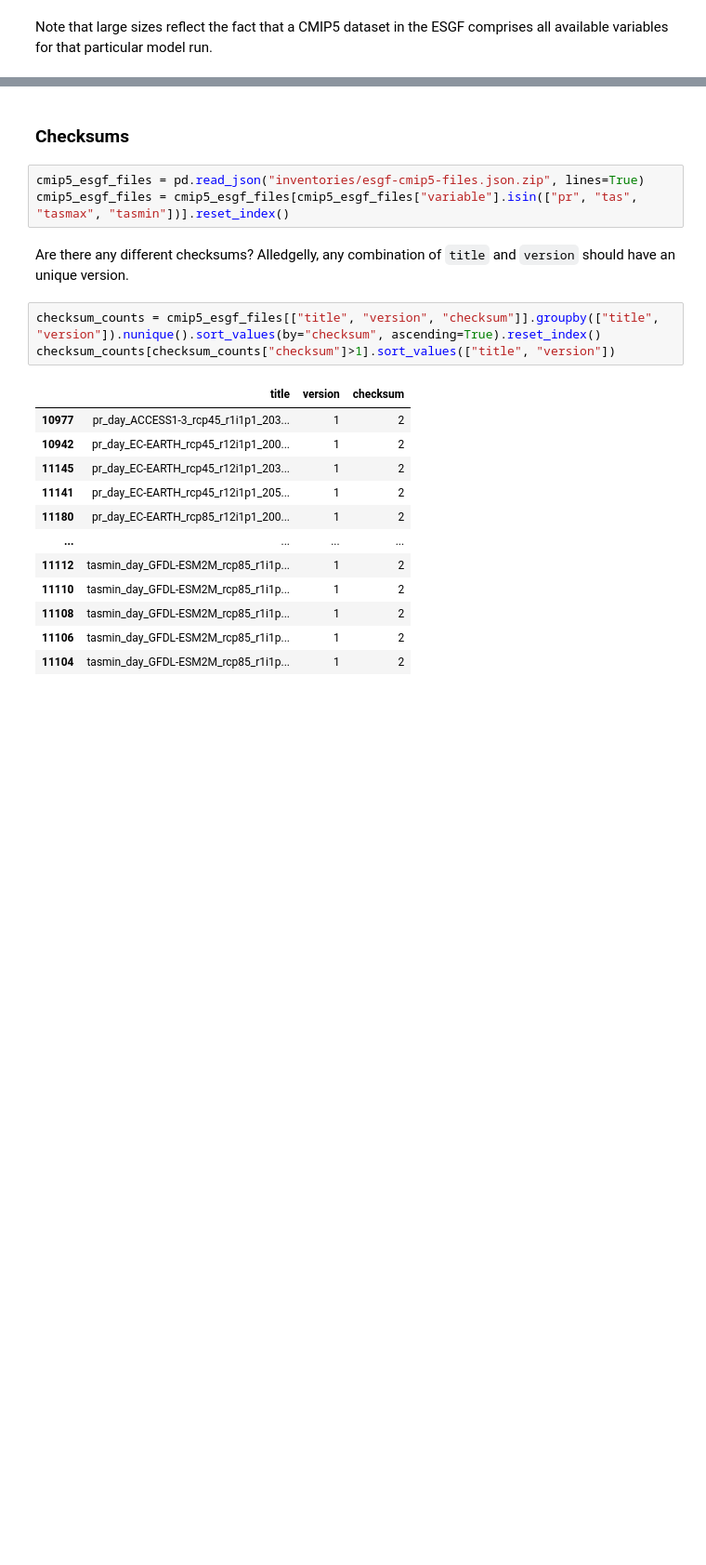
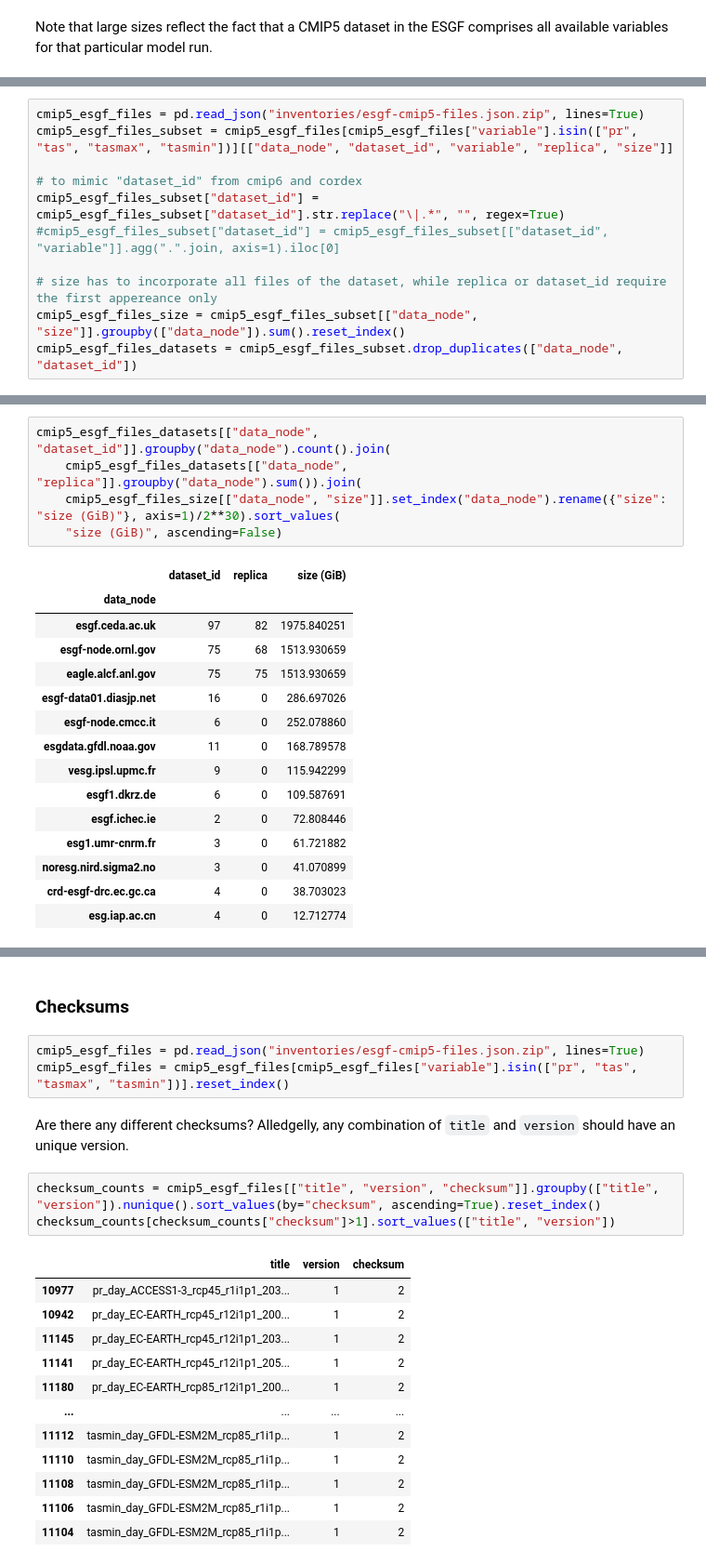
Before and after one commit to zequihg50/reproducibility-ipcc-atlas, a Jupyter notebook: main.ipynb, the cells around one changed output, grey strips where cells are left out. Shown at 93% size. Saved outputs shown, nothing was run; the diff lists cells and outputs as text; blank space fills up the shorter version.

```diff
--- a/main.ipynb
+++ b/main.ipynb
@@ -236,0 +245,11 @@ cmip5_esgf[["data_node", "title"]].groupby("data_node").count().join(
+# %%
+cmip5_esgf_files = pd.read_json("inventories/esgf-cmip5-files.json.zip", lines=True)
+cmip5_esgf_files_subset = cmip5_esgf_files[cmip5_esgf_files["variable"].isin(["pr", "tas", "tasmax", "tasmin"])][["data_node", "dataset_id", "variable", "replica", "size"]]
+
+# to mimic "dataset_id" from cmip6 and cordex
+cmip5_esgf_files_subset["dataset_id"] = cmip5_esgf_files_subset["dataset_id"].str.replace("\|.*", "", regex=True)
+#cmip5_esgf_files_subset["dataset_id"] = cmip5_esgf_files_subset[["dataset_id", "variable"]].agg(".".join, axis=1).iloc[0]
+
+# size has to incorporate all files of the dataset, while replica or dataset_id require the first appereance only
+cmip5_esgf_files_size = cmip5_esgf_files_subset[["data_node", "size"]].groupby(["data_node"]).sum().reset_index()
+cmip5_esgf_files_datasets = cmip5_esgf_files_subset.drop_duplicates(["data_node", "dataset_id"])
@@ -236,0 +267,21 @@ cmip5_esgf[["data_node", "title"]].groupby("data_node").count().join(
+# %%
+cmip5_esgf_files_datasets[["data_node", "dataset_id"]].groupby("data_node").count().join(
+    cmip5_esgf_files_datasets[["data_node", "replica"]].groupby("data_node").sum()).join(
+    cmip5_esgf_files_size[["data_node", "size"]].set_index("data_node").rename({"size": "size (GiB)"}, axis=1)/2**30).sort_values(
+    "size (GiB)", ascending=False)
+# %% [output]
+|  | dataset_id | replica | size (GiB) |
+| data_node |  |  |  |
+| esgf.ceda.ac.uk | 97 | 82 | 1975.840251 |
+| esgf-node.ornl.gov | 75 | 68 | 1513.930659 |
+| eagle.alcf.anl.gov | 75 | 75 | 1513.930659 |
+| esgf-data01.diasjp.net | 16 | 0 | 286.697026 |
+| esgf-node.cmcc.it | 6 | 0 | 252.078860 |
+| esgdata.gfdl.noaa.gov | 11 | 0 | 168.789578 |
+| vesg.ipsl.upmc.fr | 9 | 0 | 115.942299 |
+| esgf1.dkrz.de | 6 | 0 | 109.587691 |
+| esgf.ichec.ie | 2 | 0 | 72.808446 |
+| esg1.umr-cnrm.fr | 3 | 0 | 61.721882 |
+| noresg.nird.sigma2.no | 3 | 0 | 41.070899 |
+| crd-esgf-drc.ec.gc.ca | 4 | 0 | 38.703023 |
+| esg.iap.ac.cn | 4 | 0 | 12.712774 |
```
Also changed, not shown: parts of 8 cells of this notebook, 2 other files.
